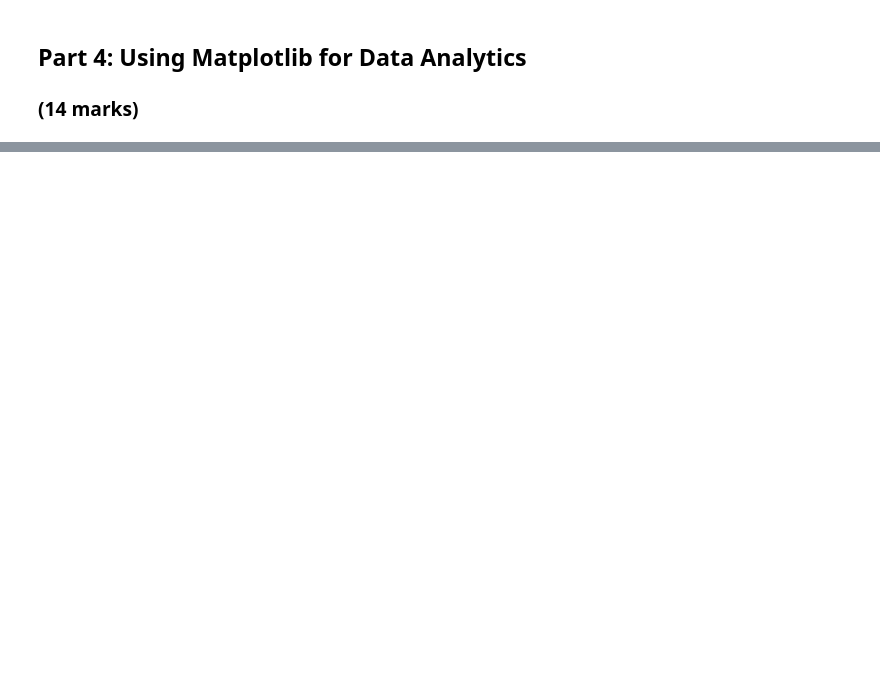
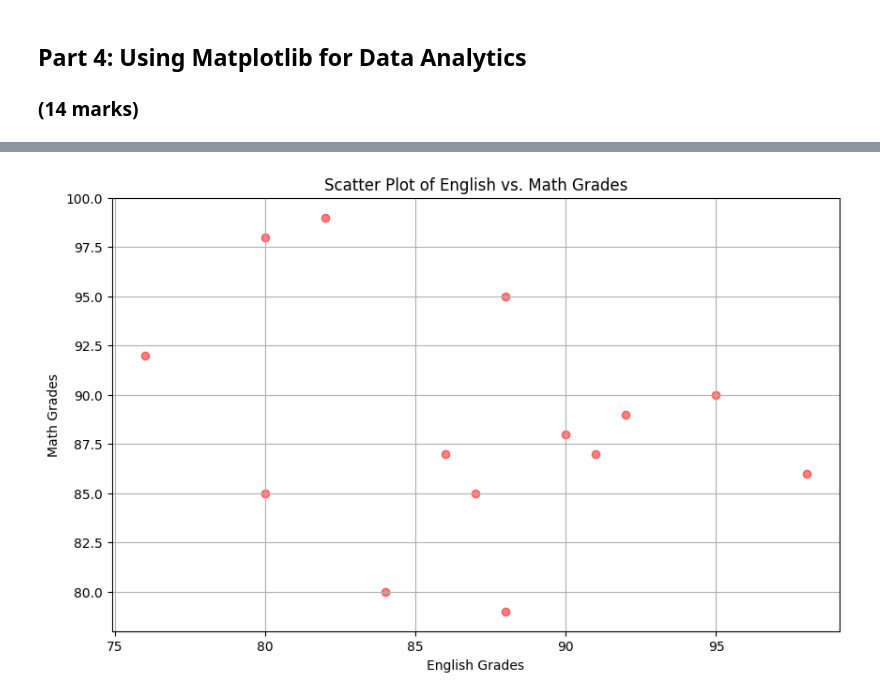
Before and after one commit to KapildevAryal/engg680_2024_fall, a Jupyter notebook: Lab_Assignment1/StudentGradeManagementSystem.ipynb, the cells around one changed output, grey strips where cells are left out. Saved outputs shown, nothing was run; the diff lists cells and outputs as text; code cells hidden in the pictures; blank space fills up the shorter version.

```diff
--- a/Lab_Assignment1/StudentGradeManagementSystem.ipynb
+++ b/Lab_Assignment1/StudentGradeManagementSystem.ipynb
@@ -467,22 +477,29 @@ plt.show()
 # %%
 # Let's also use matplotlib to display a scatter plot of English vs. Math grades
 # Scatter plots are useful for seeing the relationship between two variables
 plt.figure(figsize=(10, 6))
 
 # Step 1: Use .scatter(x_data, y_data) to create a scatter plot using the English grades on the x-axis, and Math grades on the y-axis
 # (2 mark)
 #
+plt.scatter(df_studentGrades['englishGrade'], df_studentGrades['mathGrade'], alpha=0.5, color='red')
+
 
 # Step 1: Properly label the x and y axes as well as the title of your plot.
 # (3 marks)
 #
+plt.xlabel('English Grades')
+plt.ylabel('Math Grades')
+plt.title('Scatter Plot of English vs. Math Grades')
 plt.grid(True)
 
 # Step 2: Output an image file for the scatter plot with a descriptive file name
 # (1 mark)
 #
-
+plt.savefig(r'C:\Users\~HP~\Desktop\Scatterplot_of_English_Maths_Grades.png')
 plt.show()
+# %% [output]
+[figure, added]
 # %%
 # From the scatter plot, is there a relationship between the Math and English grades?
 # (1 mark)
```
Also changed, not shown: parts of 8 cells of this notebook.
